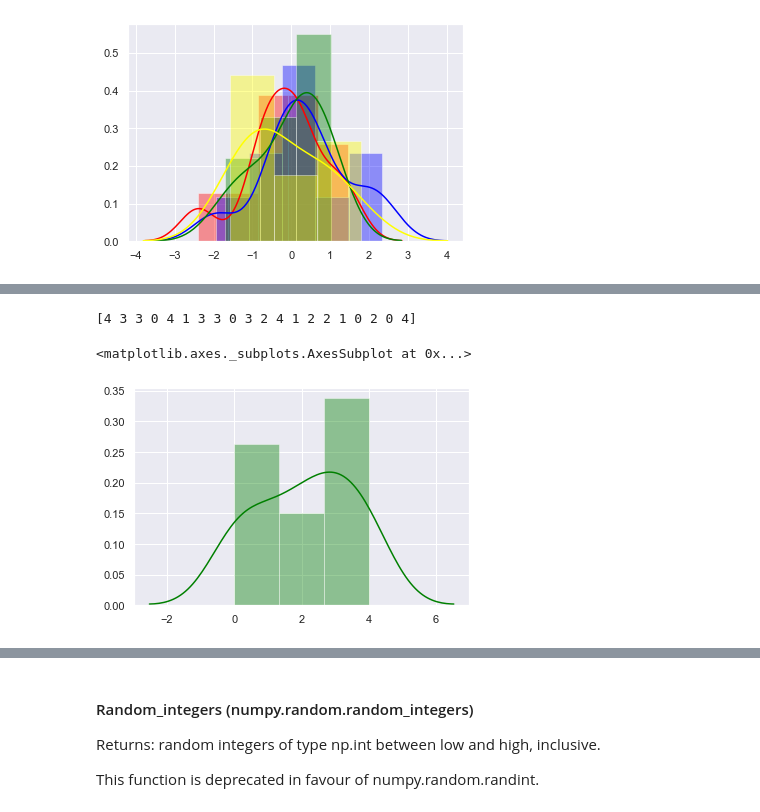
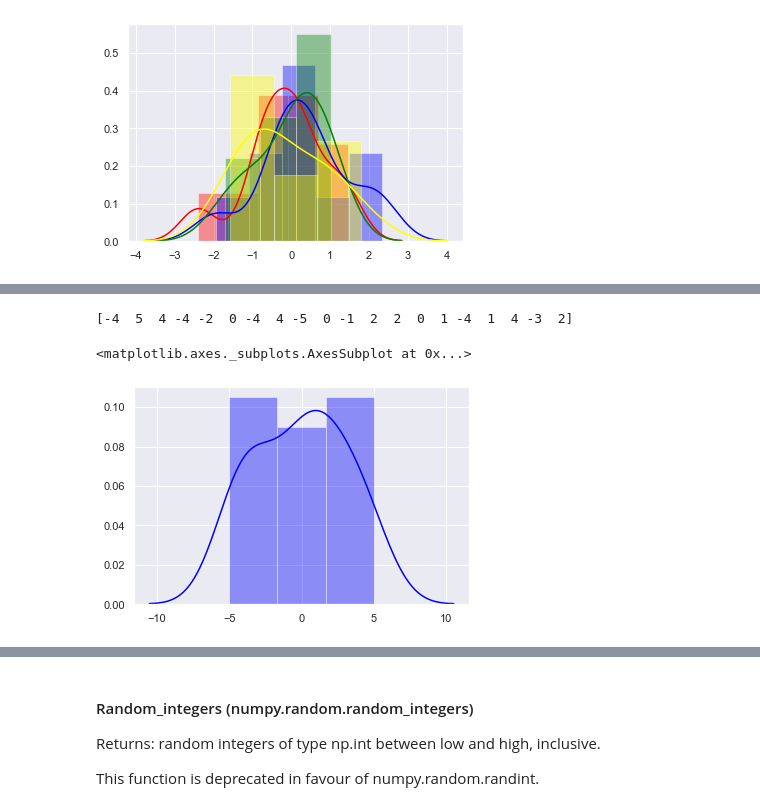
Before and after one commit to Pmcg1/ProgDA_Assignment, a Jupyter notebook: ProgDA_Assessment_1_2019.ipynb, the cells around one changed output, grey strips where cells are left out. Drawn from its saved outputs; the diff is of its cells as text; code cells hidden in the pictures.

Commit message:
Completed Simple Random Number section

```diff
--- a/ProgDA_Assessment_1_2019.ipynb
+++ b/ProgDA_Assessment_1_2019.ipynb
@@ -23,3 +21,7 @@ sns.set(color_codes=True)
+# %%
+# Control Seaborn asesthetics
+sns.set(color_codes=True)
+sns.set_style("darkgrid")
 # %% [markdown]
 This is the numpy.random documentation:
 https://docs.scipy.org/doc/numpy-1.16.0/reference/routines.random.html
@@ -179,9 +189,9 @@ Returns: random integers from low (inclusive) to high (exclusive)
 # %%
-# Generate 20 random integers between 0 and 5
-x = np.random.randint(0, 5, size=20)
+# Generate 20 random integers between -5 and 5
+x = np.random.randint(-5, 6, size=20)
 print(x)
-sns.distplot(x, color="green")
+sns.distplot(x, color="blue")
 # %% [output]
-[4 3 3 0 4 1 3 3 0 3 2 4 1 2 2 1 0 2 0 4]
+[-4  5  4 -4 -2  0 -4  4 -5  0 -1  2  2  0  1 -4  1  4 -3  2]
 <matplotlib.axes._subplots.AxesSubplot at 0x...>
-[figure, old version]
+[figure, new version]
```
Also changed, not shown: parts of 17 cells of this notebook.
